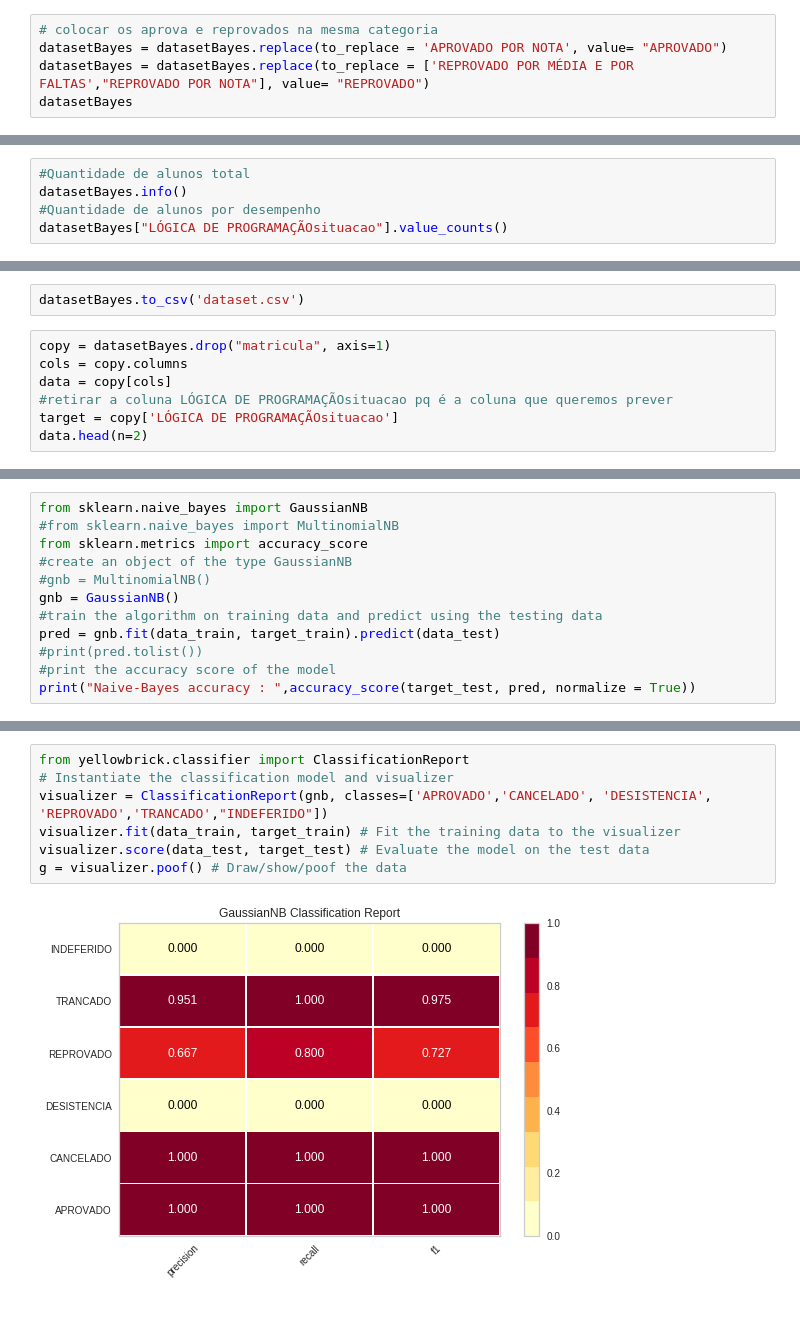
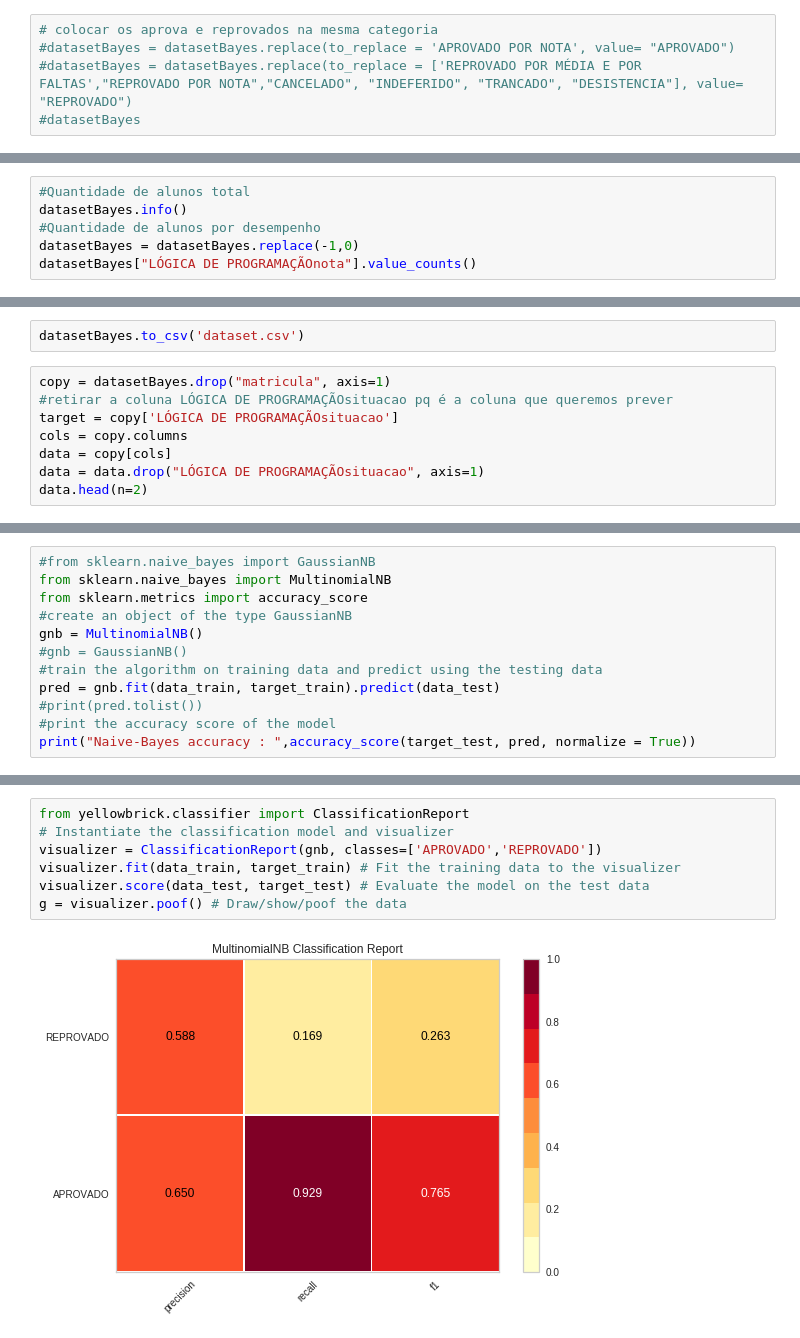
Before and after one commit to repitta/CienciaDeDadosEducacionais, a Jupyter notebook: Análise_Luana.ipynb, the cells around one changed output, grey strips where cells are left out. Drawn from its saved outputs; the diff is of its cells as text.

```diff
--- a/Análise_Luana.ipynb
+++ b/Análise_Luana.ipynb
@@ -591,6 +592,6 @@ datasetBayes
 521 rows × 8 columns
 # %%
 # colocar os aprova e reprovados na mesma categoria
-datasetBayes = datasetBayes.replace(to_replace = 'APROVADO POR NOTA', value= "APROVADO")
-datasetBayes = datasetBayes.replace(to_replace = ['REPROVADO POR MÉDIA E POR FALTAS',"REPROVADO POR NOTA"], value= "REPROVADO")
-datasetBayes
+#datasetBayes = datasetBayes.replace(to_replace = 'APROVADO POR NOTA', value= "APROVADO")
+#datasetBayes = datasetBayes.replace(to_replace = ['REPROVADO POR MÉDIA E POR FALTAS',"REPROVADO POR NOTA","CANCELADO", "INDEFERIDO", "TRANCADO", "DESISTENCIA"], value= "REPROVADO")
+#datasetBayes
@@ -620,7 +602,8 @@ datasetBayes.to_csv('datasetcategorico.csv')
 #Quantidade de alunos total
 datasetBayes.info()
 #Quantidade de alunos por desempenho
-datasetBayes["LÓGICA DE PROGRAMAÇÃOsituacao"].value_counts()
+datasetBayes = datasetBayes.replace(-1,0)
+datasetBayes["LÓGICA DE PROGRAMAÇÃOnota"].value_counts()
 # %% [output]
 <class 'pandas.core.frame.DataFrame'>
 RangeIndex: 521 entries, 0 to 520
@@ -680,10 +673,11 @@ datasetBayes
 datasetBayes.to_csv('dataset.csv')
 # %%
 copy = datasetBayes.drop("matricula", axis=1)
+#retirar a coluna LÓGICA DE PROGRAMAÇÃOsituacao pq é a coluna que queremos prever
+target = copy['LÓGICA DE PROGRAMAÇÃOsituacao']
 cols = copy.columns
 data = copy[cols]
-#retirar a coluna LÓGICA DE PROGRAMAÇÃOsituacao pq é a coluna que queremos prever
-target = copy['LÓGICA DE PROGRAMAÇÃOsituacao']
+data = data.drop("LÓGICA DE PROGRAMAÇÃOsituacao", axis=1)
 data.head(n=2)
 # %% [output]
 |  | CIÊNCIA, TECNOLOGIA E SOCIEDADEsi... | PRÁTICAS DE LEITURA E ESCRITA Isi... | QUÍMICA GERALsituacao | CÁLCULO Isituacao | ... |
@@ -696,12 +690,12 @@ from sklearn.model_selection import train_test_split
 #split data set into train and test sets
 data_train, data_test, target_train, target_test = train_test_split(data,target, test_size = 0.30, random_state = 10)
 # %%
-from sklearn.naive_bayes import GaussianNB
-#from sklearn.naive_bayes import MultinomialNB
+#from sklearn.naive_bayes import GaussianNB
+from sklearn.naive_bayes import MultinomialNB
 from sklearn.metrics import accuracy_score
 #create an object of the type GaussianNB
-#gnb = MultinomialNB()
-gnb = GaussianNB()
+gnb = MultinomialNB()
+#gnb = GaussianNB()
 #train the algorithm on training data and predict using the testing data
 pred = gnb.fit(data_train, target_train).predict(data_test)
 #print(pred.tolist())
@@ -721,12 +711,12 @@ print(confusion_matrix(target_test, pred, labels=[0,1,2,3,4,5]))
 # %%
 from yellowbrick.classifier import ClassificationReport
 # Instantiate the classification model and visualizer
-visualizer = ClassificationReport(gnb, classes=['APROVADO','CANCELADO', 'DESISTENCIA', 'REPROVADO','TRANCADO',"INDEFERIDO"])
+visualizer = ClassificationReport(gnb, classes=['APROVADO','REPROVADO'])
 visualizer.fit(data_train, target_train) # Fit the training data to the visualizer
 visualizer.score(data_test, target_test) # Evaluate the model on the test data
 g = visualizer.poof() # Draw/show/poof the data
 # %% [output]
-[figure, old version]
+[figure, new version]
 # %%
 from sklearn.svm import LinearSVC
 from sklearn.metrics import accuracy_score
```
Also changed, not shown: parts of 17 cells of this notebook.
